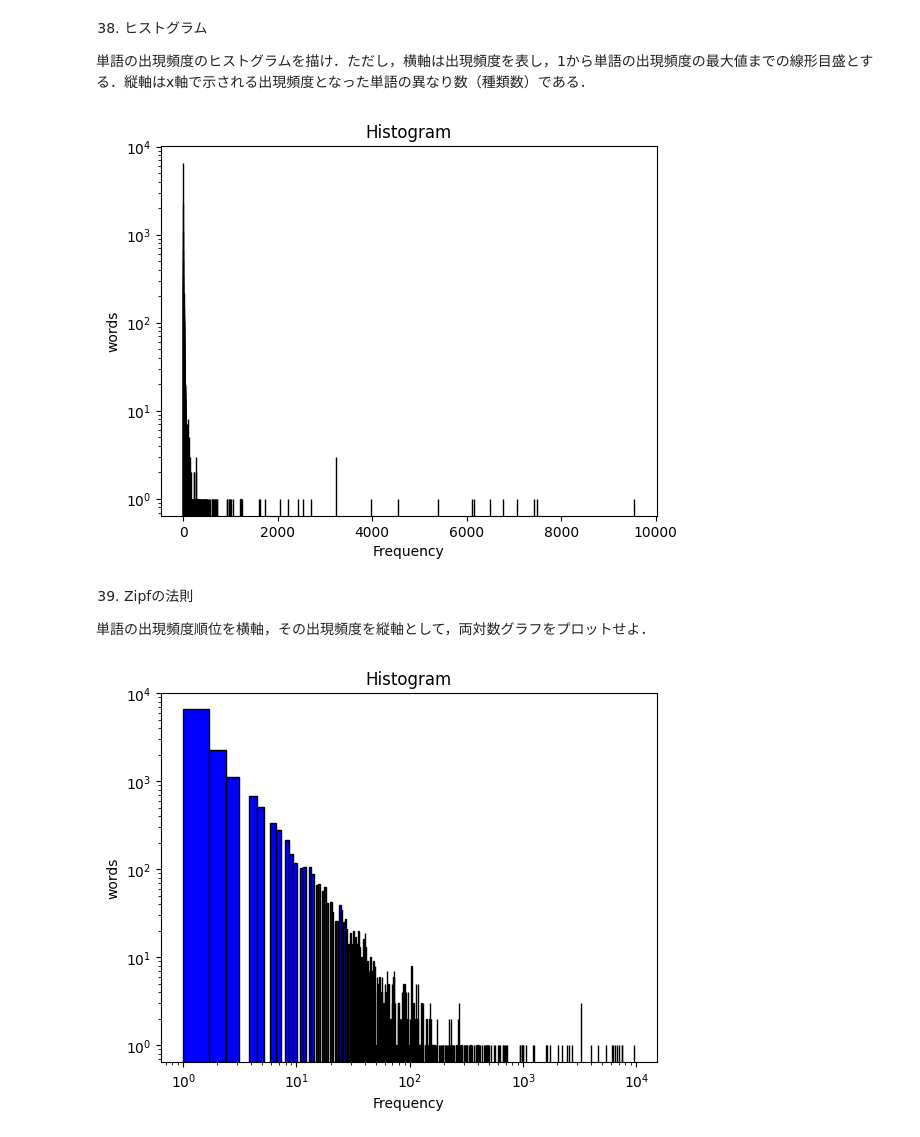
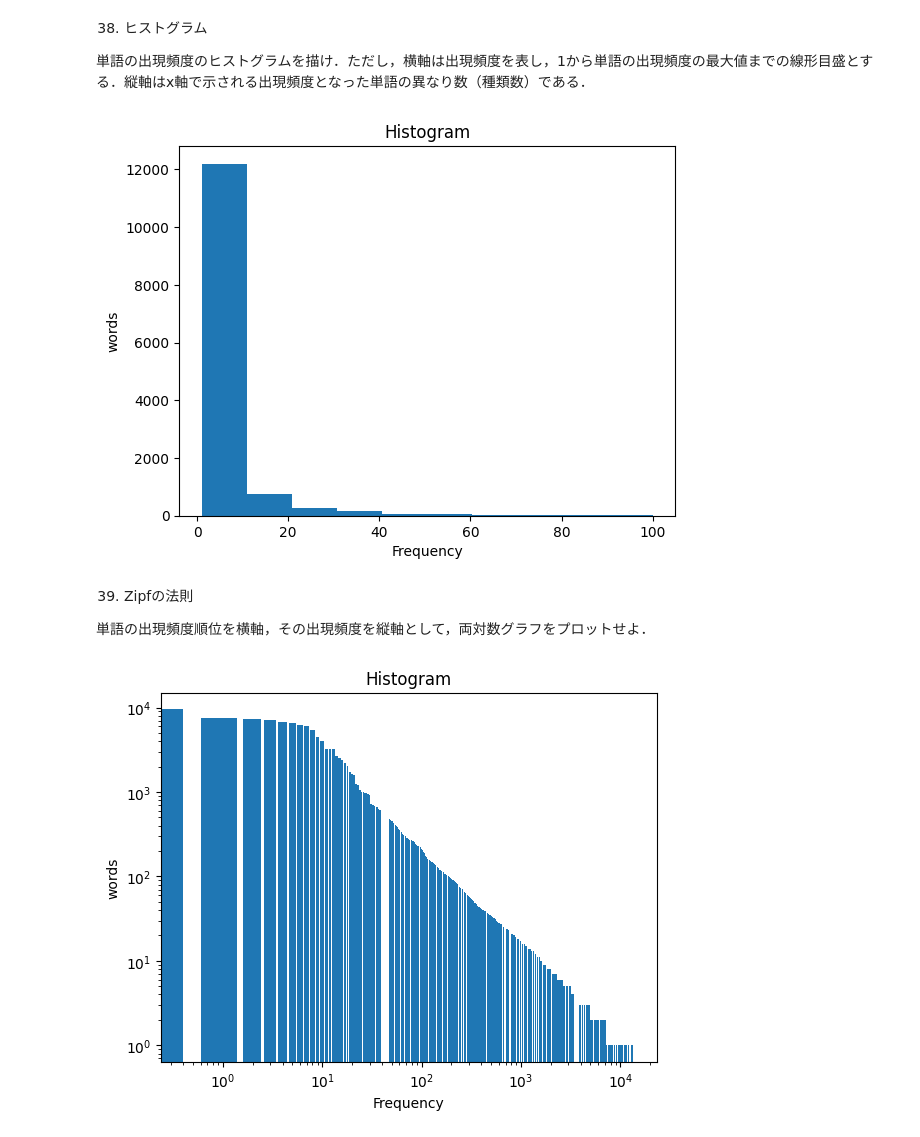
Before and after one commit to Token-05/NLP100, a Jupyter notebook: src/section_4/section_4.ipynb, the cells around one changed output. Drawn from its saved outputs; the diff is of its cells as text; code cells hidden in the pictures.

```diff
--- a/src/section_4/section_4.ipynb
+++ b/src/section_4/section_4.ipynb
@@ -64,7 +82,10 @@ doushi_base[:10]
 A_no_B = list()
 
 for i in range(2,len(data)):
-    if '名詞' in data[i-2]['pos'] and 'の' in data[i-1]['surface'] and '名詞' in data[i]['pos']:
+
+    # 「名詞 + の + 名詞」 となる場合のみ、抜き出してリスト化
+    if '名詞' in data[i-2]['pos'] and 'の' in data[i-1]['surface'] and '助詞' in data[i-1]['pos'] and '名詞' in data[i]['pos']:
         A_no_B.append(data[i-2]['surface']+data[i-1]['surface']+data[i]['surface'])
+
 A_no_B[-10:]
 # %% [output]
@@ -87,6 +99,11 @@ nameoflist = list()
 sum = list()
 
 for i in data:
+
+    '''
+    - もし名詞が見つかった場合はsumに追加
+    - 見つからなかった場合は、sumの中身がある限りnameoflistに追加
+    '''
     if '名詞' in i['pos']:
         sum.append(i['surface'])
     else:
@@ -94,7 +111,7 @@ for i in data:
             nameoflist.append(sum)
         sum = list()
 
-# ほんとは全て抜き出す必要あるだろうけどめんどくさいので。。
+# 一番長いやつを出す
 ''.join(max(nameoflist, key=lambda x: len(x)))
 # %% [output]
 '明治三十八年何月何日戸締り'
@@ -155,26 +178,41 @@ plt.show()
 
 「猫」とよく共起する（共起頻度が高い）10語とその出現頻度をグラフ（例えば棒グラフなど）で表示せよ．
 # %%
+# 'data' リストから各辞書の 'surface' 値を抽出
+# 共起分析する対象の単語
 surface = [d['surface'] for d in data]
 target_word = "猫"
 
 co_occurrences = []
+
 for i, word in enumerate(surface):
+
+    # 現在の単語が対象の単語であるかを確認
     if word == target_word:
+
+        '''
+        - ターゲット言語の周辺にウィンドウを設定
+        - ウィンドウ内の単語を抽出(context_words)し、co_occurrencesに追加
+        '''
         window_start = max(0, i - 3)
         window_end = min(len(surface), i + 4)
         context_words = surface[window_start:i] + surface[i+1:window_end]
         co_occurrences.extend(context_words)
 
+# 出現単語をカウントし、多い順に並べたものをタプルで保持
 co_occurrence_counts = Counter(co_occurrences).most_common()
 
 x_values = list()
 y_values = list()
 
 for i in co_occurrence_counts[:10]:
+
+    # 頻度が高い10語を取得
+    # 単語をX軸、その頻度をY軸に設定
     x_values.append(i[0])
     y_values.append(i[1])
 
+# 棒グラフとして表示
 plt.bar(x_values, y_values, color='pink')
 plt.title('Frequent words')
 plt.xlabel('words')
@@ -187,35 +225,38 @@ plt.show()
 
 単語の出現頻度のヒストグラムを描け．ただし，横軸は出現頻度を表し，1から単語の出現頻度の最大値までの線形目盛とする．縦軸はx軸で示される出現頻度となった単語の異なり数（種類数）である．
 # %%
-y_values = list()
+x_values = list()
 
 for i in common:
-    y_values.append(i[1])
+    x_values.append(i[1])
 
-plt.hist(y_values, bins=len(y_values), color='blue', edgecolor='black')
-plt.yscale('log')
+# Y軸は出現頻度とし、ヒストグラムで表す
+plt.hist(x_values,range=(1,100))
 plt.title('Histogram')
 plt.xlabel('Frequency')
 plt.ylabel('words')
 plt.show()
 # %% [output]
-[figure, old version]
+[figure, new version]
 # %% [markdown]
 39. Zipfの法則
 
 単語の出現頻度順位を横軸，その出現頻度を縦軸として，両対数グラフをプロットせよ．
 # %%
+x_values = list()
 y_values = list()
 
-for i in common:
+for index,i in enumerate(common):
+    x_values.append(index)
     y_values.append(i[1])
 
-plt.hist(y_values, bins=len(y_values), color='blue', edgecolor='black')
+# 先ほどのグラフについて、両軸のメモリスケールをlogに変更して表示
+plt.bar(x_values, y_values)
 plt.yscale('log')
 plt.xscale('log')
 plt.title('Histogram')
 plt.xlabel('Frequency')
 plt.ylabel('words')
 plt.show()
 # %% [output]
-[figure, old version]
+[figure, new version]
```
Also changed, not shown: parts of 6 cells of this notebook, 3 other files.
